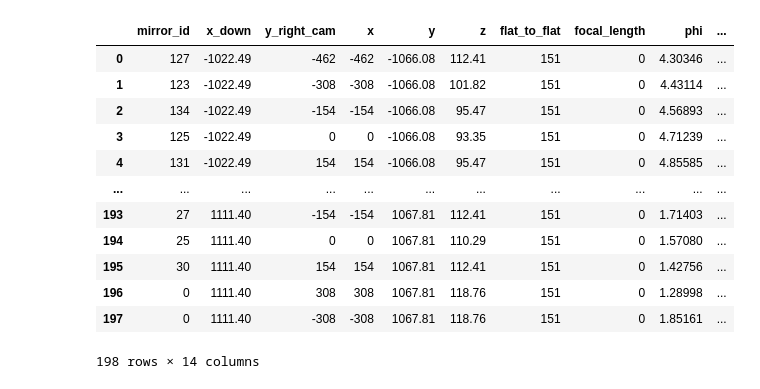
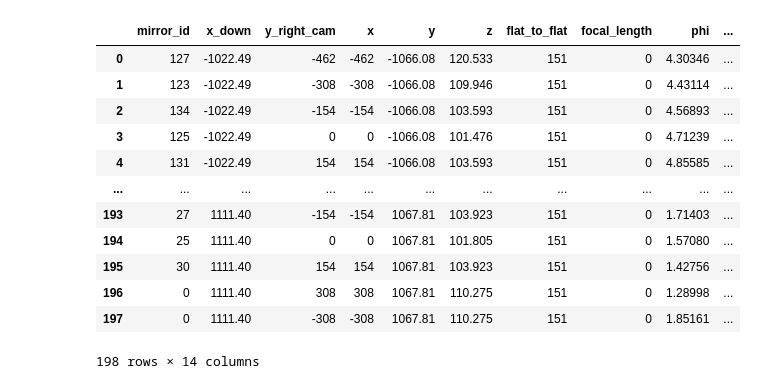
Before and after one commit to burmist-git/AdvCamTrigger, a Jupyter notebook: plot_mirror_fieldmap.ipynb, the cells around one changed output. Saved outputs shown, nothing was run; the diff lists cells and outputs as text; code cells hidden in the pictures.

```diff
--- a/plot_mirror_fieldmap.ipynb
+++ b/plot_mirror_fieldmap.ipynb
@@ -4,22 +4,22 @@ from mpl_toolkits.mplot3d import Axes3D
 import numpy as np
 import pandas as pd
 # %%
-df=pd.read_csv('mirror_CTA-LST-v20141201-198-198_short.csv')
+df=pd.read_csv('mirror_CTA-LST-v20141201-198_short.csv')
 # %%
-df.
+df
 # %% [output]
 |  | mirror_id | x_down | y_right_cam | x | y | z | flat_to_flat | focal_length | phi | ... |
-| 0 | 127 | -1022.49 | -462 | -462 | -1066.08 | 112.41 | 151 | 0 | 4.30346 | ... |
-| 1 | 123 | -1022.49 | -308 | -308 | -1066.08 | 101.82 | 151 | 0 | 4.43114 | ... |
-| 2 | 134 | -1022.49 | -154 | -154 | -1066.08 | 95.47 | 151 | 0 | 4.56893 | ... |
-| 3 | 125 | -1022.49 | 0 | 0 | -1066.08 | 93.35 | 151 | 0 | 4.71239 | ... |
-| 4 | 131 | -1022.49 | 154 | 154 | -1066.08 | 95.47 | 151 | 0 | 4.85585 | ... |
+| 0 | 127 | -1022.49 | -462 | -462 | -1066.08 | 120.533 | 151 | 0 | 4.30346 | ... |
+| 1 | 123 | -1022.49 | -308 | -308 | -1066.08 | 109.946 | 151 | 0 | 4.43114 | ... |
+| 2 | 134 | -1022.49 | -154 | -154 | -1066.08 | 103.593 | 151 | 0 | 4.56893 | ... |
+| 3 | 125 | -1022.49 | 0 | 0 | -1066.08 | 101.476 | 151 | 0 | 4.71239 | ... |
+| 4 | 131 | -1022.49 | 154 | 154 | -1066.08 | 103.593 | 151 | 0 | 4.85585 | ... |
 | ... | ... | ... | ... | ... | ... | ... | ... | ... | ... | ... |
-| 193 | 27 | 1111.40 | -154 | -154 | 1067.81 | 112.41 | 151 | 0 | 1.71403 | ... |
-| 194 | 25 | 1111.40 | 0 | 0 | 1067.81 | 110.29 | 151 | 0 | 1.57080 | ... |
-| 195 | 30 | 1111.40 | 154 | 154 | 1067.81 | 112.41 | 151 | 0 | 1.42756 | ... |
-| 196 | 0 | 1111.40 | 308 | 308 | 1067.81 | 118.76 | 151 | 0 | 1.28998 | ... |
-| 197 | 0 | 1111.40 | -308 | -308 | 1067.81 | 118.76 | 151 | 0 | 1.85161 | ... |
+| 193 | 27 | 1111.40 | -154 | -154 | 1067.81 | 103.923 | 151 | 0 | 1.71403 | ... |
+| 194 | 25 | 1111.40 | 0 | 0 | 1067.81 | 101.805 | 151 | 0 | 1.57080 | ... |
+| 195 | 30 | 1111.40 | 154 | 154 | 1067.81 | 103.923 | 151 | 0 | 1.42756 | ... |
+| 196 | 0 | 1111.40 | 308 | 308 | 1067.81 | 110.275 | 151 | 0 | 1.28998 | ... |
+| 197 | 0 | 1111.40 | -308 | -308 | 1067.81 | 110.275 | 151 | 0 | 1.85161 | ... |
 198 rows × 14 columns
 # %%
 fig = plt.figure()
```
Also changed, not shown: parts of 4 cells of this notebook, 6 other files.
